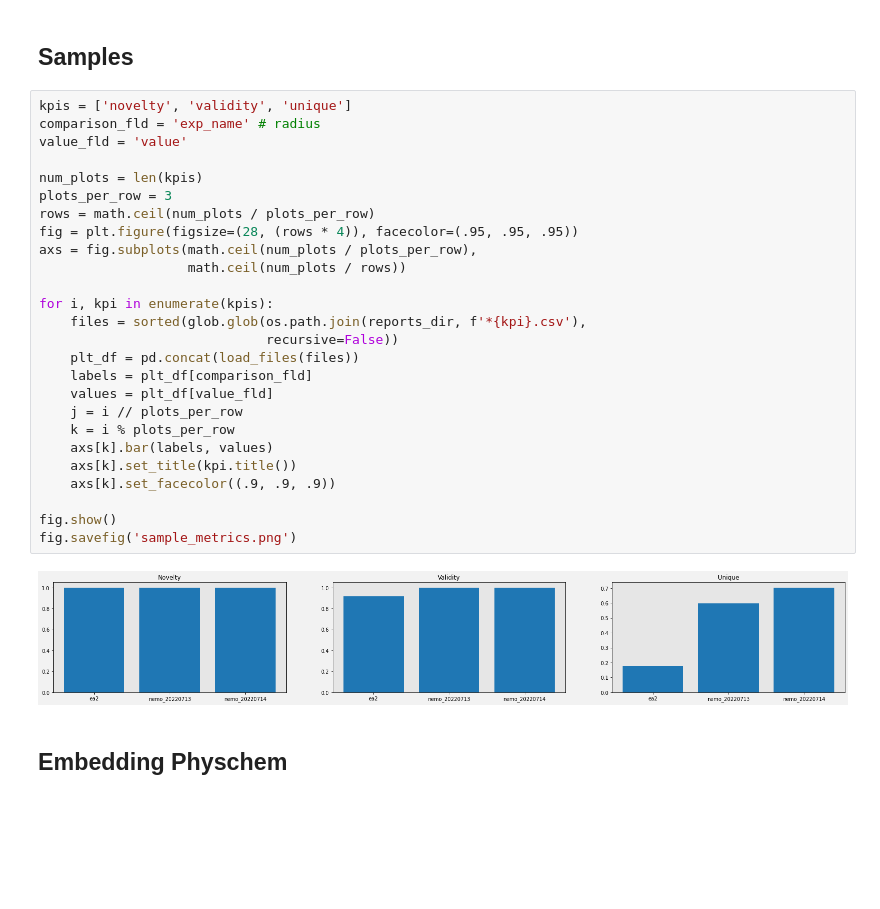
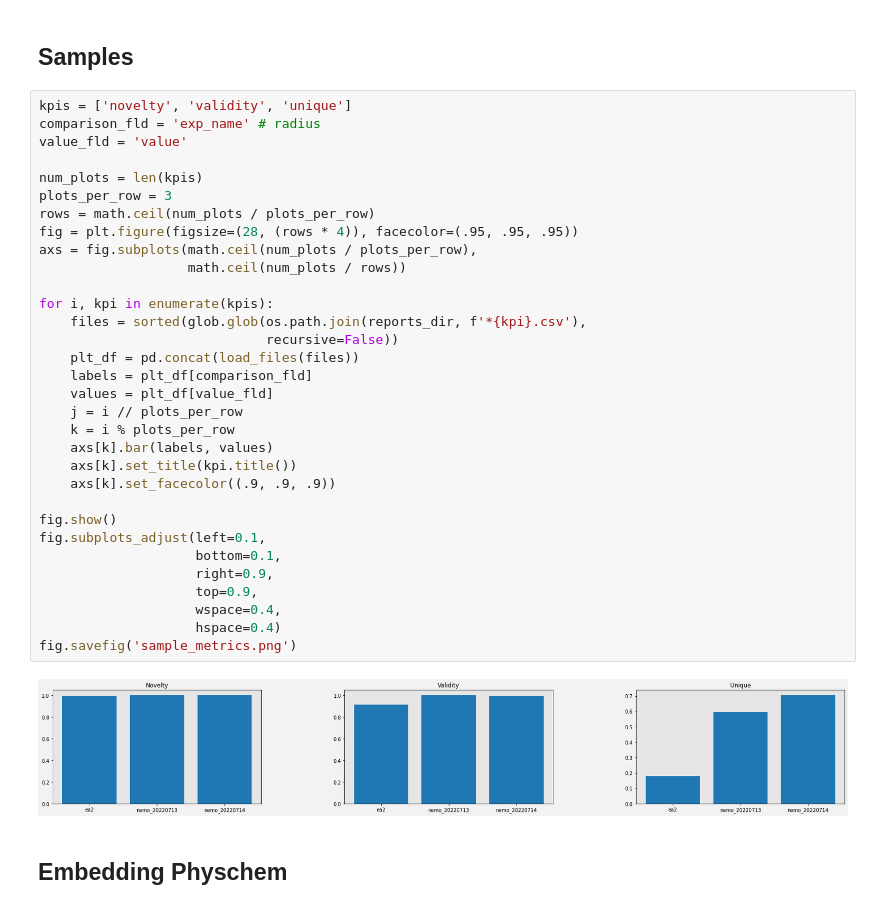
Before and after one commit to NVIDIA/cheminformatics, a Jupyter notebook: benchmark/nbs/plot_benchmark.ipynb, the cells around one changed output. Saved outputs shown, nothing was run; the diff lists cells and outputs as text; blank space fills up the shorter version.

```diff
--- a/benchmark/nbs/plot_benchmark.ipynb
+++ b/benchmark/nbs/plot_benchmark.ipynb
@@ -40,31 +40,37 @@ def plot_embedding(i, axs, model, model_df, label_col, chart_type='bar'):
 # %%
 kpis = ['novelty', 'validity', 'unique']
 comparison_fld = 'exp_name' # radius
 value_fld = 'value'
 
 num_plots = len(kpis)
 plots_per_row = 3
 rows = math.ceil(num_plots / plots_per_row)
 fig = plt.figure(figsize=(28, (rows * 4)), facecolor=(.95, .95, .95))
 axs = fig.subplots(math.ceil(num_plots / plots_per_row),
                    math.ceil(num_plots / rows))
 
 for i, kpi in enumerate(kpis):
     files = sorted(glob.glob(os.path.join(reports_dir, f'*{kpi}.csv'),
                              recursive=False))
     plt_df = pd.concat(load_files(files))
     labels = plt_df[comparison_fld]
     values = plt_df[value_fld]
     j = i // plots_per_row
     k = i % plots_per_row
     axs[k].bar(labels, values)
     axs[k].set_title(kpi.title())
     axs[k].set_facecolor((.9, .9, .9))
 
 fig.show()
+fig.subplots_adjust(left=0.1,
+                    bottom=0.1,
+                    right=0.9,
+                    top=0.9,
+                    wspace=0.4,
+                    hspace=0.4)
 fig.savefig('sample_metrics.png')
 # %% [output]
-[figure, old version]
+[figure, new version]
 # %% [markdown]
 ## Embedding Physchem
 # %%
```
